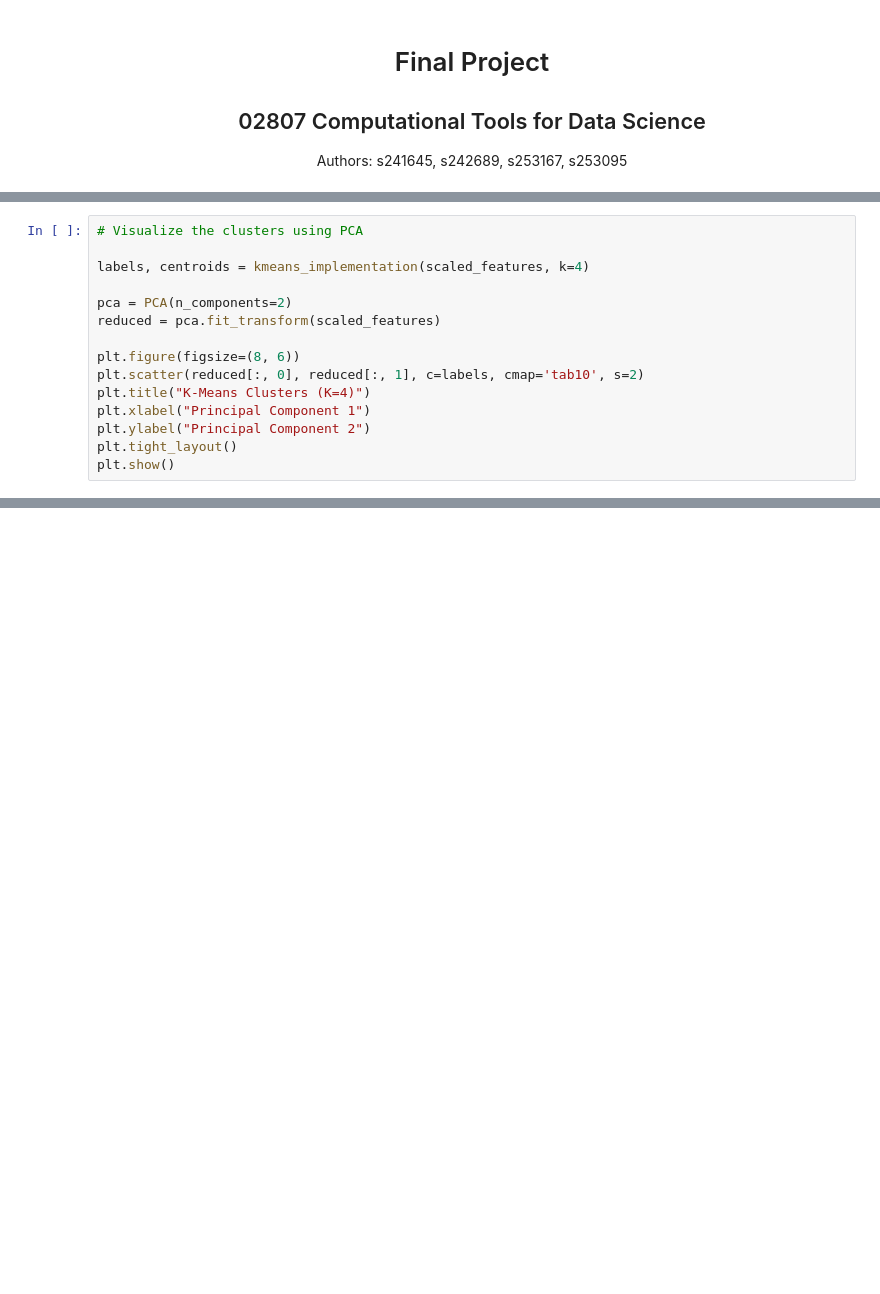
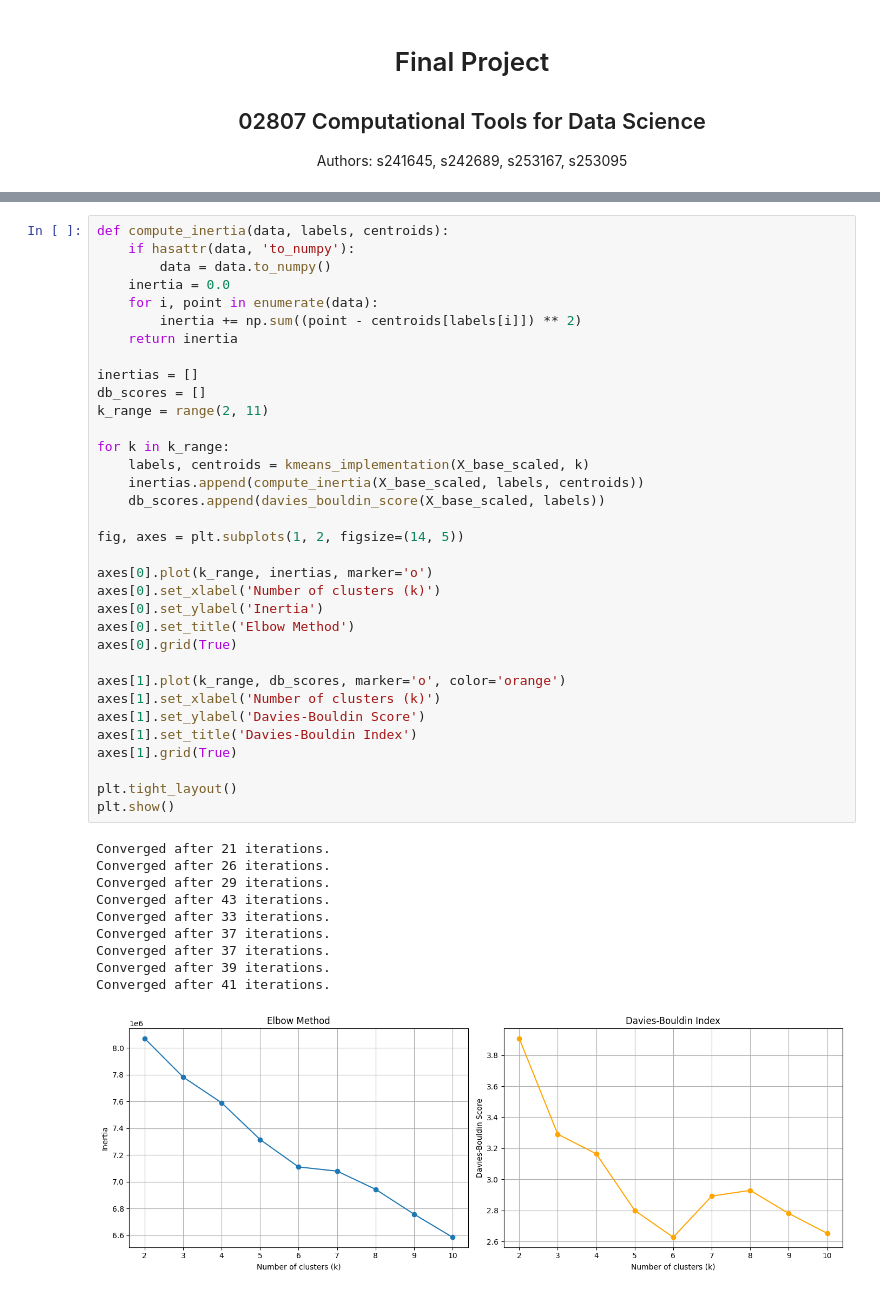
Before and after one commit to sunnakaradottir/data_science, a Jupyter notebook: notebooks/project.ipynb, the cells around one changed output, grey strips where cells are left out. Cells and saved outputs as stored; diff of their text form; blank space fills up the shorter version.

```diff
--- a/notebooks/project.ipynb
+++ b/notebooks/project.ipynb
@@ -223,15 +161,0 @@ k=10, inertia=6584641.385517689
-# %%
-# Visualize the clusters using PCA
-
-labels, centroids = kmeans_implementation(scaled_features, k=4)
-
-pca = PCA(n_components=2)
-reduced = pca.fit_transform(scaled_features)
-
-plt.figure(figsize=(8, 6))
-plt.scatter(reduced[:, 0], reduced[:, 1], c=labels, cmap='tab10', s=2)
-plt.title("K-Means Clusters (K=4)")
-plt.xlabel("Principal Component 1")
-plt.ylabel("Principal Component 2")
-plt.tight_layout()
-plt.show()
@@ -300,0 +167,45 @@ Cluster 3: 103682 points (36.72%)
+# %%
+def compute_inertia(data, labels, centroids):
+    if hasattr(data, 'to_numpy'):
+        data = data.to_numpy()
+    inertia = 0.0
+    for i, point in enumerate(data):
+        inertia += np.sum((point - centroids[labels[i]]) ** 2)
+    return inertia
+
+inertias = []
+db_scores = []
+k_range = range(2, 11)
+
+for k in k_range:
+    labels, centroids = kmeans_implementation(X_base_scaled, k)
+    inertias.append(compute_inertia(X_base_scaled, labels, centroids))
+    db_scores.append(davies_bouldin_score(X_base_scaled, labels))
+
+fig, axes = plt.subplots(1, 2, figsize=(14, 5))
+
+axes[0].plot(k_range, inertias, marker='o')
+axes[0].set_xlabel('Number of clusters (k)')
+axes[0].set_ylabel('Inertia')
+axes[0].set_title('Elbow Method')
+axes[0].grid(True)
+
+axes[1].plot(k_range, db_scores, marker='o', color='orange')
+axes[1].set_xlabel('Number of clusters (k)')
+axes[1].set_ylabel('Davies-Bouldin Score')
+axes[1].set_title('Davies-Bouldin Index')
+axes[1].grid(True)
+
+plt.tight_layout()
+plt.show()
+# %% [output]
+Converged after 21 iterations.
+Converged after 26 iterations.
+Converged after 29 iterations.
+Converged after 43 iterations.
+Converged after 33 iterations.
+Converged after 37 iterations.
+Converged after 37 iterations.
+Converged after 39 iterations.
+Converged after 41 iterations.
+[figure, added]
```
Also changed, not shown: parts of 25 cells of this notebook, 1 other file.
